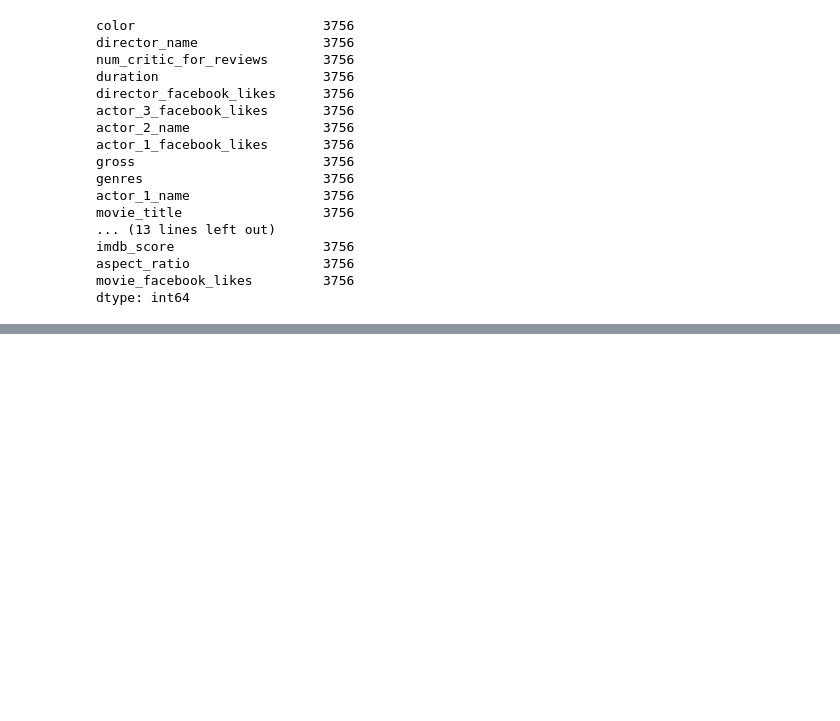
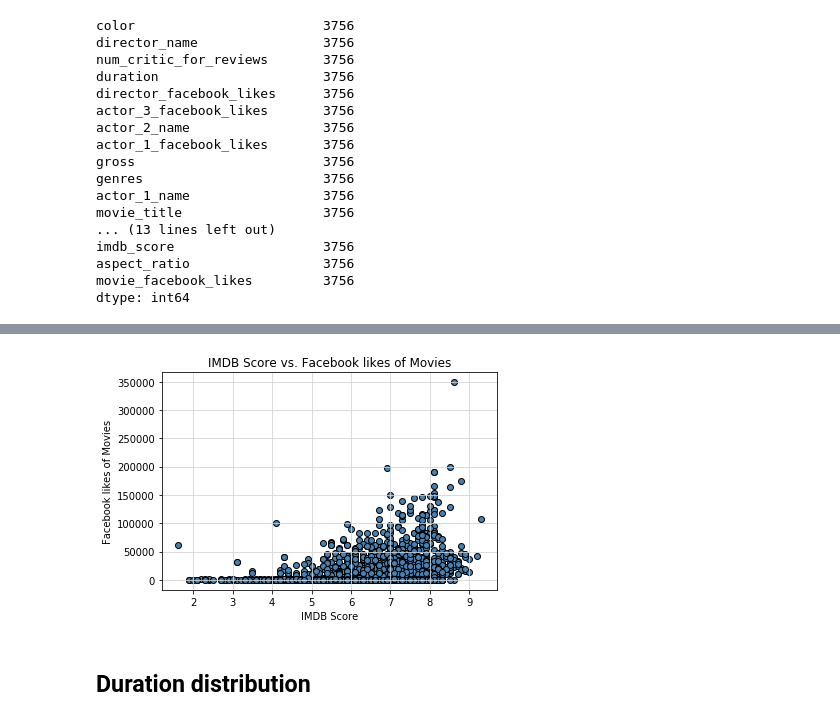
Before and after one commit to BrittanyClemmons/project_one, a Jupyter notebook: project_one_movie_analysis_leo.ipynb, the cells around one changed output, grey strips where cells are left out. Cells and saved outputs as stored; diff of their text form; code cells hidden in the pictures; blank space fills up the shorter version.

```diff
--- a/project_one_movie_analysis_leo.ipynb
+++ b/project_one_movie_analysis_leo.ipynb
@@ -70,0 +138,8 @@ AttributeError: module 'matplotlib' has no attribute 'pie'
+# %%
+plt.scatter(df_clean["imdb_score"],df_clean["movie_facebook_likes"],edgecolors="black",facecolors="steelblue")
+plt.title("IMDB Score vs. Facebook likes of Movies")
+plt.xlabel("IMDB Score")
+plt.ylabel("Facebook likes of Movies")
+plt.grid (b=True,which="major",axis="both",linestyle="-",color="lightgrey")
+# %% [output]
+[figure, added]
@@ -70,0 +148,2 @@ AttributeError: module 'matplotlib' has no attribute 'pie'
+# %% [markdown]
+## Duration distribution
```
Also changed, not shown: parts of 22 cells of this notebook.
